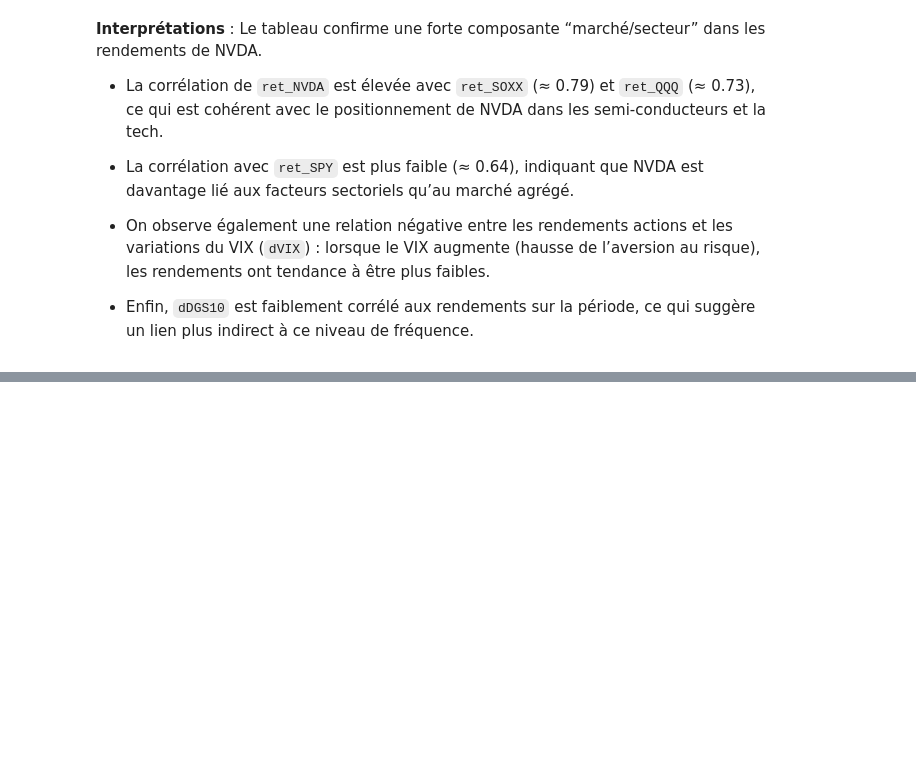
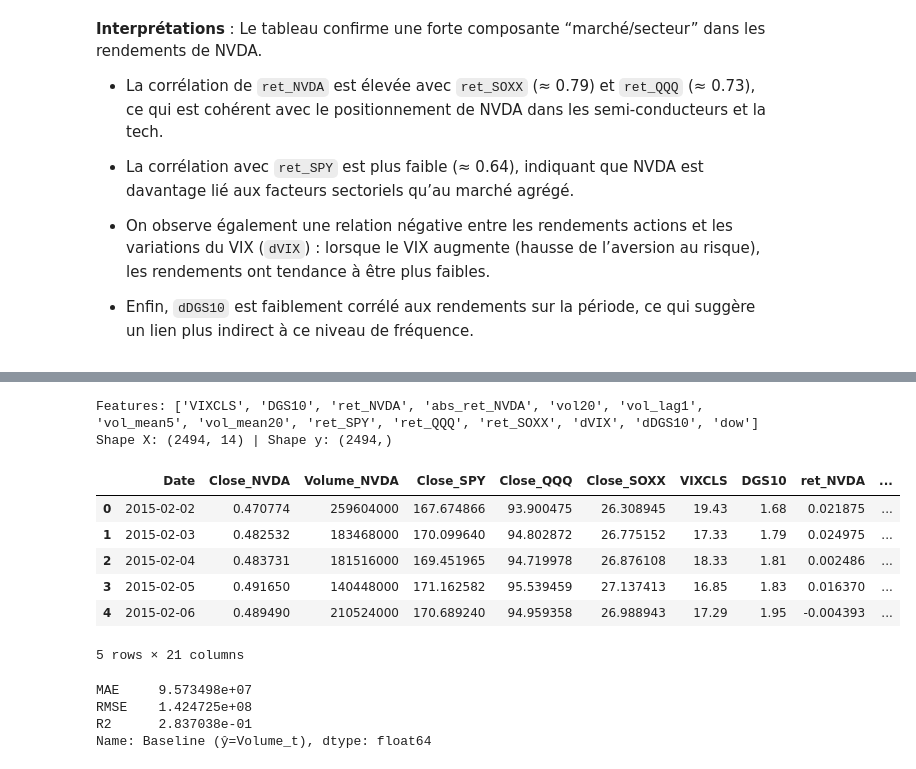
Before and after one commit to JoelKt29/Python-pour-la-data, a Jupyter notebook: Final copy.ipynb, the cells around one changed output, grey strips where cells are left out. Cells and saved outputs as stored; diff of their text form; code cells hidden in the pictures; blank space fills up the shorter version.

```diff
--- a/Final copy.ipynb
+++ b/Final copy.ipynb
@@ -753,0 +803,25 @@ lkjh
+# %%
+#Features au temps t
+model_df["ret_NVDA"] = model_df["Close_NVDA"].pct_change()
+model_df["abs_ret_NVDA"] = model_df["ret_NVDA"].abs()
+model_df["vol20"] = model_df["ret_NVDA"].rolling(20).std()
+
+#Lags / moyennes glissantes du volume
+model_df["vol_lag1"] = model_df["Volume_NVDA"]              # volume au jour t (connu à la clôture)
+model_df["vol_mean5"] = model_df["Volume_NVDA"].rolling(5).mean()
+model_df["vol_mean20"] = model_df["Volume_NVDA"].rolling(20).mean()
+
+#Contexte : returns ETFs
+for col in ["Close_SPY", "Close_QQQ", "Close_SOXX"]:
+    if col in model_df.columns:
+        etf = col.split("_")[1]
+        model_df[f"ret_{etf}"] = model_df[col].pct_change()
+
+#Contexte : variations macro -> VIX et Tx US
+if "VIXCLS" in model_df.columns:
+    model_df["dVIX"] = model_df["VIXCLS"].diff()
+if "DGS10" in model_df.columns:
+    model_df["dDGS10"] = model_df["DGS10"].diff()
+
+#Effet calendrier
+model_df["dow"] = model_df["Date"].dt.dayofweek  # 0=lundi, ..., 4=vendredi
@@ -753,0 +837,46 @@ lkjh
+# %%
+model_df["y"] = model_df["Volume_NVDA"].shift(-1)
+
+# Nettoyage final : on enlève les lignes incomplètes (rolling/pct_change/shift)
+model_df = model_df.dropna().reset_index(drop=True)
+
+# Jeu final X / y
+feature_cols = [c for c in model_df.columns if c not in ["Date", "Volume_NVDA", "y"] and not c.startswith("Close_")]
+X = model_df[feature_cols]
+y = model_df["y"]
+
+print("Features:", feature_cols)
+print("Shape X:", X.shape, "| Shape y:", y.shape)
+model_df.head()
+# %% [output]
+Features: ['VIXCLS', 'DGS10', 'ret_NVDA', 'abs_ret_NVDA', 'vol20', 'vol_lag1', 'vol_mean5', 'vol_mean20', 'ret_SPY', 'ret_QQQ', 'ret_SOXX', 'dVIX', 'dDGS10', 'dow']
+Shape X: (2494, 14) | Shape y: (2494,)
+|  | Date | Close_NVDA | Volume_NVDA | Close_SPY | Close_QQQ | Close_SOXX | VIXCLS | DGS10 | ret_NVDA | ... |
+| 0 | 2015-02-02 | 0.470774 | 259604000 | 167.674866 | 93.900475 | 26.308945 | 19.43 | 1.68 | 0.021875 | ... |
+| 1 | 2015-02-03 | 0.482532 | 183468000 | 170.099640 | 94.802872 | 26.775152 | 17.33 | 1.79 | 0.024975 | ... |
+| 2 | 2015-02-04 | 0.483731 | 181516000 | 169.451965 | 94.719978 | 26.876108 | 18.33 | 1.81 | 0.002486 | ... |
+| 3 | 2015-02-05 | 0.491650 | 140448000 | 171.162582 | 95.539459 | 27.137413 | 16.85 | 1.83 | 0.016370 | ... |
+| 4 | 2015-02-06 | 0.489490 | 210524000 | 170.689240 | 94.959358 | 26.988943 | 17.29 | 1.95 | -0.004393 | ... |
+5 rows × 21 columns
+# %%
+def report_metrics(y_true, y_pred, name="model"):
+    mae = mean_absolute_error(y_true, y_pred)
+    rmse = np.sqrt(mean_squared_error(y_true, y_pred))  # compatible toutes versions
+    r2 = r2_score(y_true, y_pred)
+    return pd.Series({"MAE": mae, "RMSE": rmse, "R2": r2}, name=name)
+
+#Split temporel (80% train / 20% test)
+split = int(0.8 * len(model_df))
+X_train, X_test = X.iloc[:split], X.iloc[split:]
+y_train, y_test = y.iloc[:split], y.iloc[split:]
+
+#Baseline : prédire Volume_{t+1} par Volume_t (inertie du volume)
+y_pred_baseline = model_df["vol_lag1"].iloc[split:].values
+
+baseline_metrics = report_metrics(y_test, y_pred_baseline, name="Baseline (ŷ=Volume_t)")
+baseline_metrics
+# %% [output]
+MAE     9.573498e+07
+RMSE    1.424725e+08
+R2      2.837038e-01
+Name: Baseline (ŷ=Volume_t), dtype: float64
```
Also changed, not shown: parts of 8 cells of this notebook.
